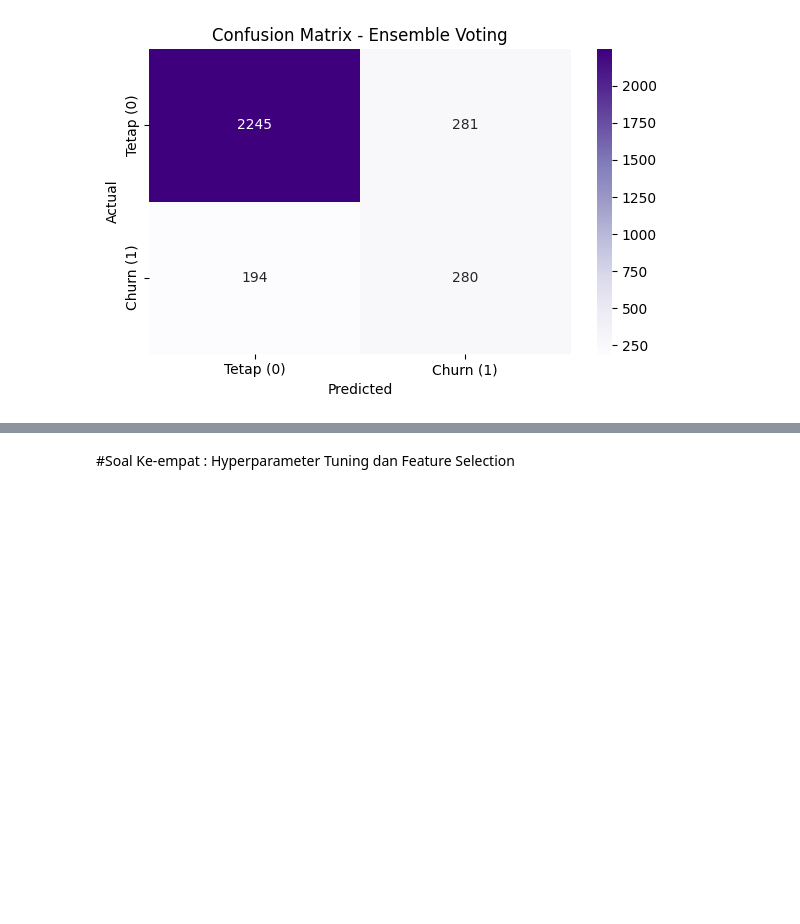
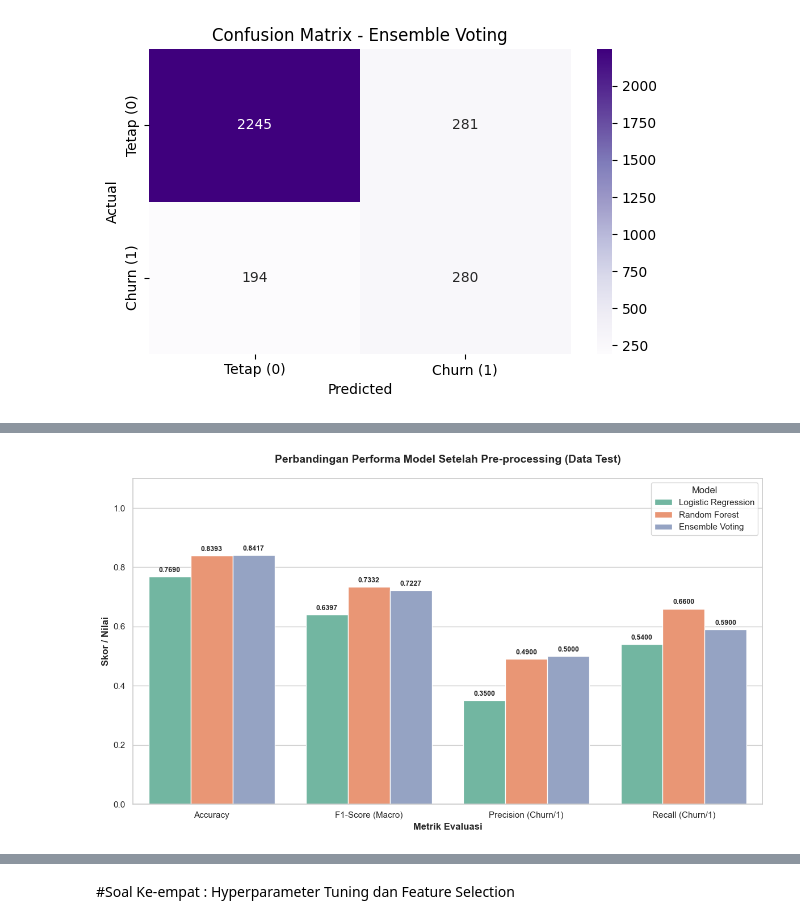
Before and after one commit to JohanaOktaviaRamadhani/bengkod-churn-prediction, a Jupyter notebook: notebook/SoalKetiga.ipynb, the cells around one changed output, grey strips where cells are left out. Saved outputs shown, nothing was run; the diff lists cells and outputs as text; code cells hidden in the pictures; blank space fills up the shorter version.

```diff
--- a/notebook/SoalKetiga.ipynb
+++ b/notebook/SoalKetiga.ipynb
@@ -511,0 +518,11 @@ weighted avg       0.85      0.84      0.85      3000
+# %%
+summary_data_after = {
+    'Model': ['Logistic Regression', 'Random Forest', 'Ensemble Voting'],
+    'Accuracy': [0.7690, 0.8393, 0.8417],
+    'F1-Score (Macro)': [0.6397, 0.7332, 0.7227],
+    'Precision (Churn/1)': [0.3500, 0.4900, 0.5000],
+    'Recall (Churn/1)': [0.5400, 0.6600, 0.5900]
+}
+
+data_summary_after = pd.DataFrame(summary_data_after)
+print(data_summary_after.to_string(index=False))
@@ -511,0 +534,41 @@ weighted avg       0.85      0.84      0.85      3000
+# %%
+
+data_melted = pd.melt(
+    data_summary_after, id_vars="Model", var_name="Metrik", value_name="Skor"
+)
+
+plt.figure(figsize=(12, 7))
+sns.set_theme(style="whitegrid")
+
+ax = sns.barplot(
+    x="Metrik", y="Skor", hue="Model", data=data_melted, palette="Set2"
+)
+
+for p in ax.patches:
+    if p.get_height() > 0:
+        ax.annotate(
+            f"{p.get_height():.4f}",
+            (p.get_x() + p.get_width() / 2.0, p.get_height()),
+            ha="center",
+            va="center",
+            xytext=(0, 8),
+            textcoords="offset points",
+            fontsize=9,
+            fontweight="bold",
+        )
+
+plt.title(
+    "Perbandingan Performa Model Setelah Pre-processing (Data Test)",
+    fontsize=14,
+    fontweight="bold",
+    pad=20,
+)
+plt.ylabel("Skor / Nilai", fontsize=12, fontweight="bold")
+plt.xlabel("Metrik Evaluasi", fontsize=12, fontweight="bold")
+plt.ylim(0, 1.1)
+plt.legend(title="Model", loc="upper right", frameon=True)
+
+plt.tight_layout()
+plt.show()
+# %% [output]
+[figure, added]
```
Also changed, not shown: parts of 6 cells of this notebook.
